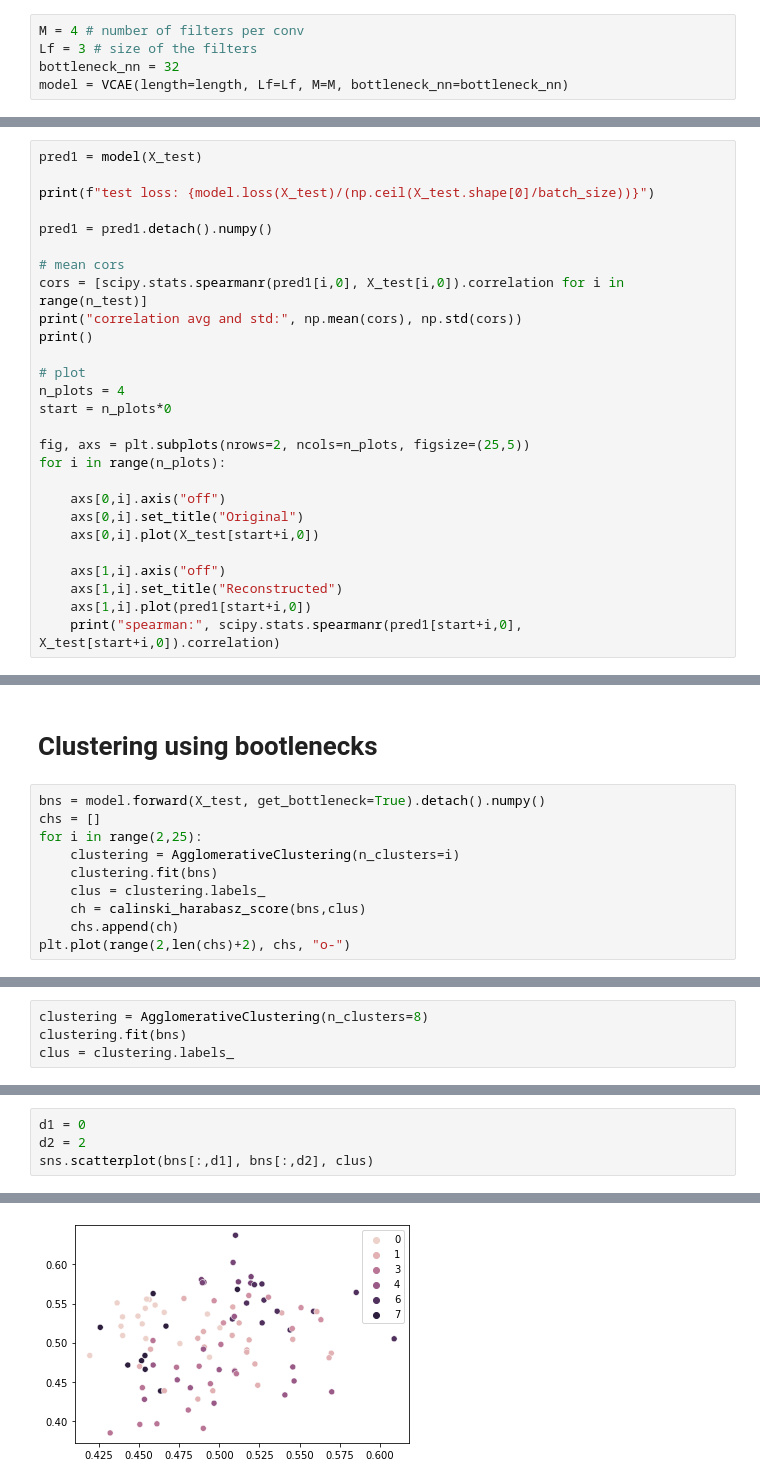
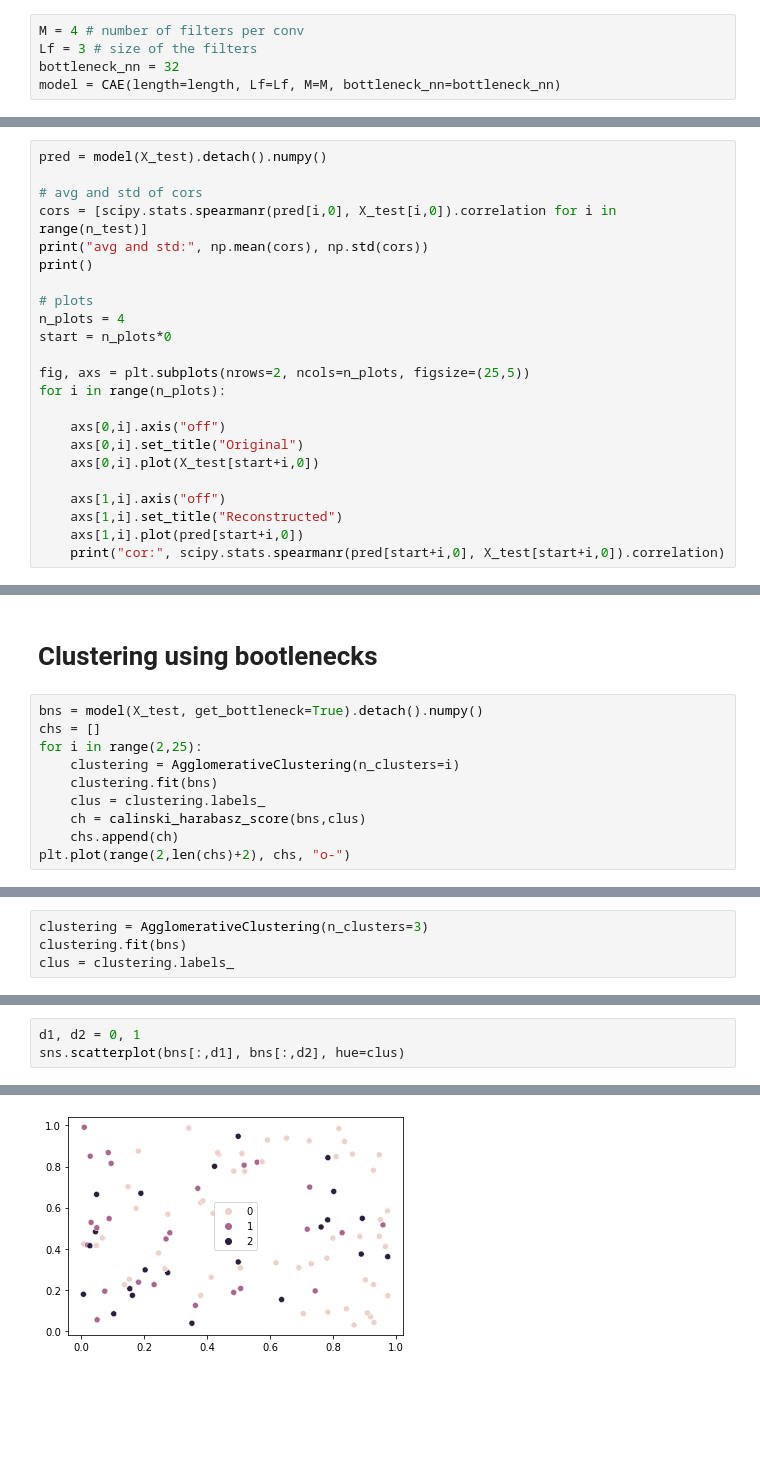
Before and after one commit to tonibofarull/TSAutoencoder, a Jupyter notebook: src/main.ipynb, the cells around one changed output, grey strips where cells are left out. Saved outputs shown, nothing was run; the diff lists cells and outputs as text; blank space fills up the shorter version.

```diff
--- a/src/main.ipynb
+++ b/src/main.ipynb
@@ -47,7 +51,7 @@ shape of X: torch.Size([300, 1, 64])
 M = 4 # number of filters per conv
 Lf = 3 # size of the filters
 bottleneck_nn = 32
-model = VCAE(length=length, Lf=Lf, M=M, bottleneck_nn=bottleneck_nn)
+model = CAE(length=length, Lf=Lf, M=M, bottleneck_nn=bottleneck_nn)
 # %% [markdown]
 ## Train
 # %%
@@ -89,18 +93,14 @@ plt.legend()
 # %% [markdown]
 ## Average and std correlation
 # %%
-pred1 = model(X_test)
+pred = model(X_test).detach().numpy()
 
-print(f"test loss: {model.loss(X_test)/(np.ceil(X_test.shape[0]/batch_size))}")
-
-pred1 = pred1.detach().numpy()
-
-# mean cors
-cors = [scipy.stats.spearmanr(pred1[i,0], X_test[i,0]).correlation for i in range(n_test)]
-print("correlation avg and std:", np.mean(cors), np.std(cors))
+# avg and std of cors
+cors = [scipy.stats.spearmanr(pred[i,0], X_test[i,0]).correlation for i in range(n_test)]
+print("avg and std:", np.mean(cors), np.std(cors))
 print()
 
-# plot
+# plots
 n_plots = 4
 start = n_plots*0
 
@@ -113,6 +113,6 @@ for i in range(n_plots):
 
     axs[1,i].axis("off")
     axs[1,i].set_title("Reconstructed")
-    axs[1,i].plot(pred1[start+i,0])
-    print("spearman:", scipy.stats.spearmanr(pred1[start+i,0], X_test[start+i,0]).correlation)
+    axs[1,i].plot(pred[start+i,0])
+    print("cor:", scipy.stats.spearmanr(pred[start+i,0], X_test[start+i,0]).correlation)
 # %% [output]
@@ -149,7 +153,7 @@ sns.heatmap(w, cmap="coolwarm", xticklabels=x_axis_labels) # y-axis => neuron of
 # %% [markdown]
 # Clustering using bootlenecks
 # %%
-bns = model.forward(X_test, get_bottleneck=True).detach().numpy()
+bns = model(X_test, get_bottleneck=True).detach().numpy()
 chs = []
 for i in range(2,25):
     clustering = AgglomerativeClustering(n_clusters=i)
@@ -164,5 +168,5 @@ plt.plot(range(2,len(chs)+2), chs, "o-")
 # %%
-clustering = AgglomerativeClustering(n_clusters=8)
+clustering = AgglomerativeClustering(n_clusters=3)
 clustering.fit(bns)
 clus = clustering.labels_
 # %%
@@ -171,7 +175,6 @@ if bns.shape[1] <= 10: # more than 10 plots is slow
 # %%
-d1 = 0
-d2 = 2
-sns.scatterplot(bns[:,d1], bns[:,d2], clus)
+d1, d2 = 0, 1
+sns.scatterplot(bns[:,d1], bns[:,d2], hue=clus)
 # %% [output]
 <AxesSubplot:>
-[figure, old version]
+[figure, new version]
```
Also changed, not shown: parts of 9 cells of this notebook, 4 other files.
